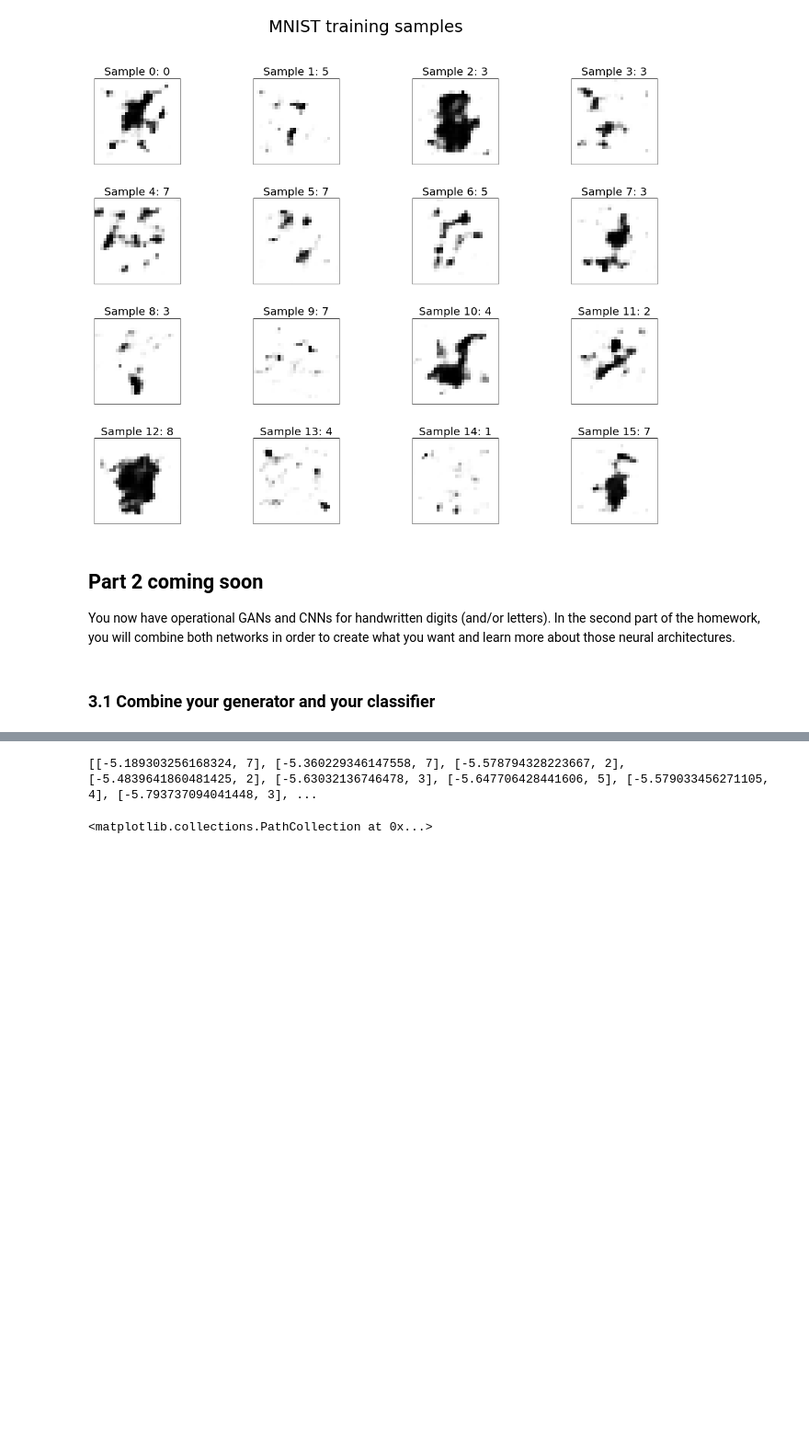
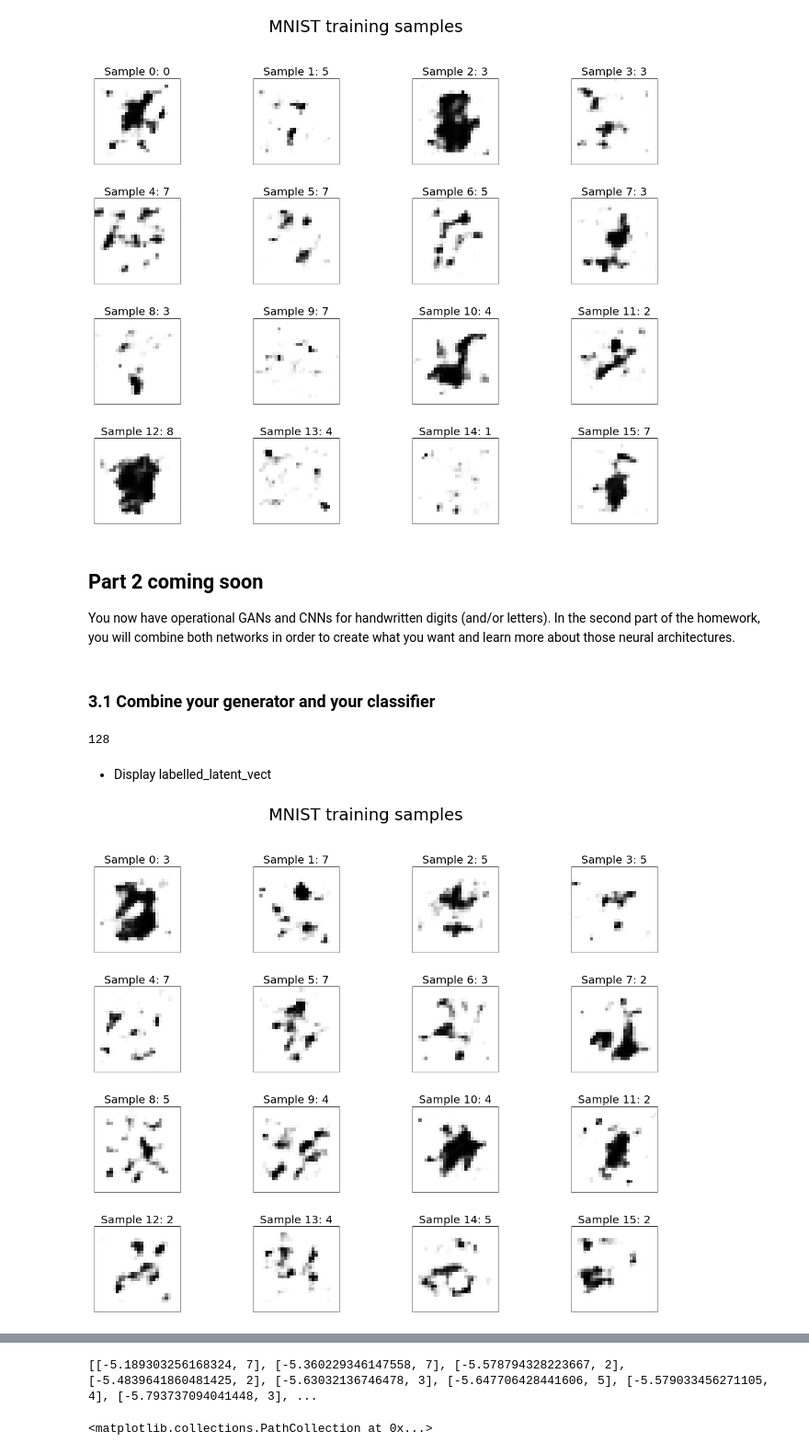
Before and after one commit to PierreRemacle/LINMA2472_P1-, a Jupyter notebook: HW3_from_colab.ipynb, the cells around one changed output, grey strips where cells are left out. Shown at 92% size. Cells and saved outputs as stored; diff of their text form; code cells hidden in the pictures; blank space fills up the shorter version.

```diff
--- a/HW3_from_colab.ipynb
+++ b/HW3_from_colab.ipynb
@@ -996,15 +998,32 @@ def define_triplet():
 
     for i in range (10):
         latent_vectors = np.random.uniform(-1, 1, size=(batch_size, dim_latent_space))
-        latent_vectors = torch.tensor(latent_vectors).cuda()
+        latent_vectors = torch.tensor(latent_vectors)
 
         batch = generator(latent_vectors.to(torch.float32)).detach()
         inter = cnn(batch)
         labels, _ , certainty = cnn.predictLabels(inter)
 
         for i in range (batch_size):
-            if (certainty[i] > 0.8):
+            if (certainty[i] > 0.9):
                 latent_vectors_test.append(latent_vectors[i])
 
                 vector_transform_test.append(batch[i])
                 vector_label.append(labels[i])
+
+    return latent_vectors_test, vector_transform_test, vector_label
+
+latent_vectors_test, vector_transform_test, vector_label = define_triplet()
+print(len(latent_vectors_test))
+# %% [output]
+128
+# %% [markdown]
+* Display labelled_latent_vect
+# %%
+def display_triplet(vector_transform_test, vector_label):
+
+    showImages(torch.stack(vector_transform_test), true_labels=vector_label)
+
+display_triplet(vector_transform_test[0:32], vector_label[0:32])
+# %% [output]
+[figure, added]
```
Also changed, not shown: parts of 10 cells of this notebook, 1 other file.
